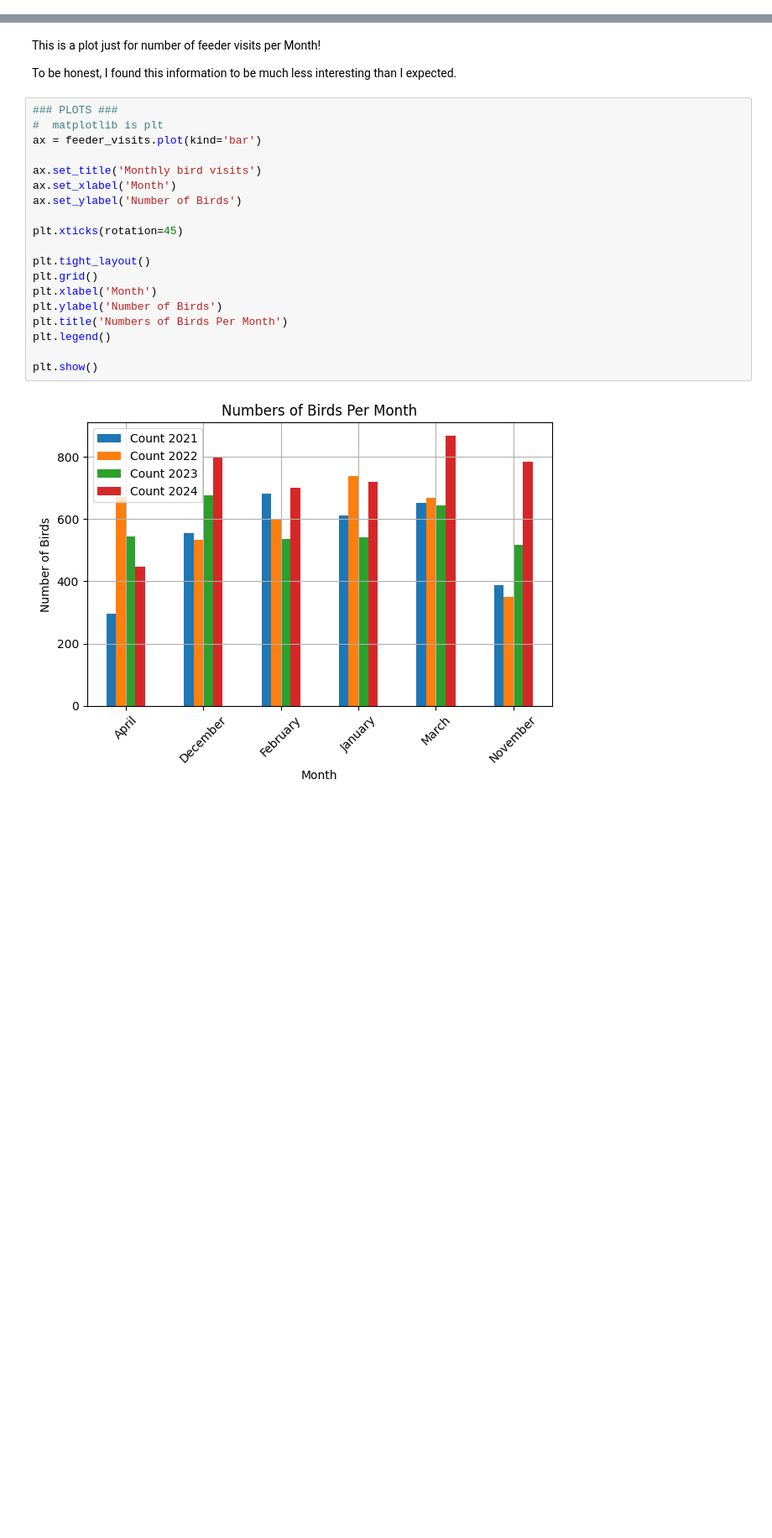
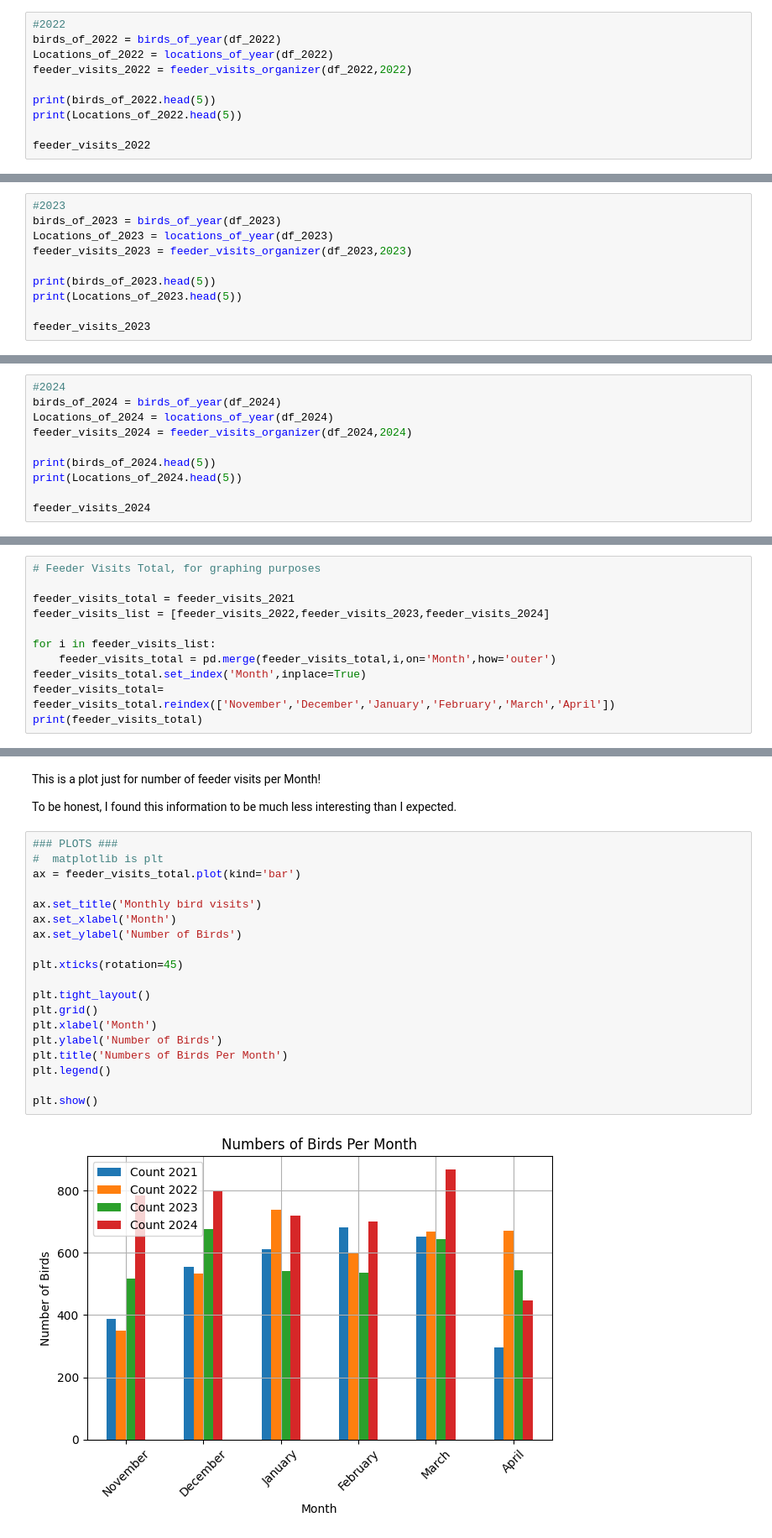
Before and after one commit to AWDameron/Birds_In_Ohio, a Jupyter notebook: Bird_finder.ipynb, the cells around one changed output, grey strips where cells are left out. Shown at 84% size. Cells and saved outputs as stored; diff of their text form; blank space fills up the shorter version.

Commit message:
Cleaned up repetitive data, added new functions, organized feeder_visits

```diff
--- a/Bird_finder.ipynb
+++ b/Bird_finder.ipynb
@@ -370,0 +511,10 @@ print(feeder_visits.columns)
+# %%
+#2022
+birds_of_2022 = birds_of_year(df_2022)
+Locations_of_2022 = locations_of_year(df_2022)
+feeder_visits_2022 = feeder_visits_organizer(df_2022,2022)
+
+print(birds_of_2022.head(5))
+print(Locations_of_2022.head(5))
+
+feeder_visits_2022
@@ -370,0 +541,10 @@ print(feeder_visits.columns)
+# %%
+#2023
+birds_of_2023 = birds_of_year(df_2023)
+Locations_of_2023 = locations_of_year(df_2023)
+feeder_visits_2023 = feeder_visits_organizer(df_2023,2023)
+
+print(birds_of_2023.head(5))
+print(Locations_of_2023.head(5))
+
+feeder_visits_2023
@@ -370,0 +571,10 @@ print(feeder_visits.columns)
+# %%
+#2024
+birds_of_2024 = birds_of_year(df_2024)
+Locations_of_2024 = locations_of_year(df_2024)
+feeder_visits_2024 = feeder_visits_organizer(df_2024,2024)
+
+print(birds_of_2024.head(5))
+print(Locations_of_2024.head(5))
+
+feeder_visits_2024
@@ -370,0 +601,11 @@ print(feeder_visits.columns)
+# %%
+# Feeder Visits Total, for graphing purposes
+
+feeder_visits_total = feeder_visits_2021
+feeder_visits_list = [feeder_visits_2022,feeder_visits_2023,feeder_visits_2024]
+
+for i in feeder_visits_list:
+    feeder_visits_total = pd.merge(feeder_visits_total,i,on='Month',how='outer')
+feeder_visits_total.set_index('Month',inplace=True)
+feeder_visits_total= feeder_visits_total.reindex(['November','December','January','February','March','April'])
+print(feeder_visits_total)
@@ -375,24 +625,24 @@ To be honest, I found this information to be much less interesting than I expect
 # %%
 ### PLOTS ###
 #  matplotlib is plt
-ax = feeder_visits.plot(kind='bar')
+ax = feeder_visits_total.plot(kind='bar')
 
 ax.set_title('Monthly bird visits')
 ax.set_xlabel('Month')
 ax.set_ylabel('Number of Birds')
 
 plt.xticks(rotation=45)
 
 plt.tight_layout()
 plt.grid()
 plt.xlabel('Month')
 plt.ylabel('Number of Birds')
 plt.title('Numbers of Birds Per Month')
 plt.legend()
 
 plt.show()
 # %% [output]
-[figure, old version]
+[figure, new version]
 # %% [markdown]
 ### Congratulations if you've made it this far, now we'll talk about my favorite bird!
 
```
Also changed, not shown: parts of 23 cells of this notebook, 1 other file.
